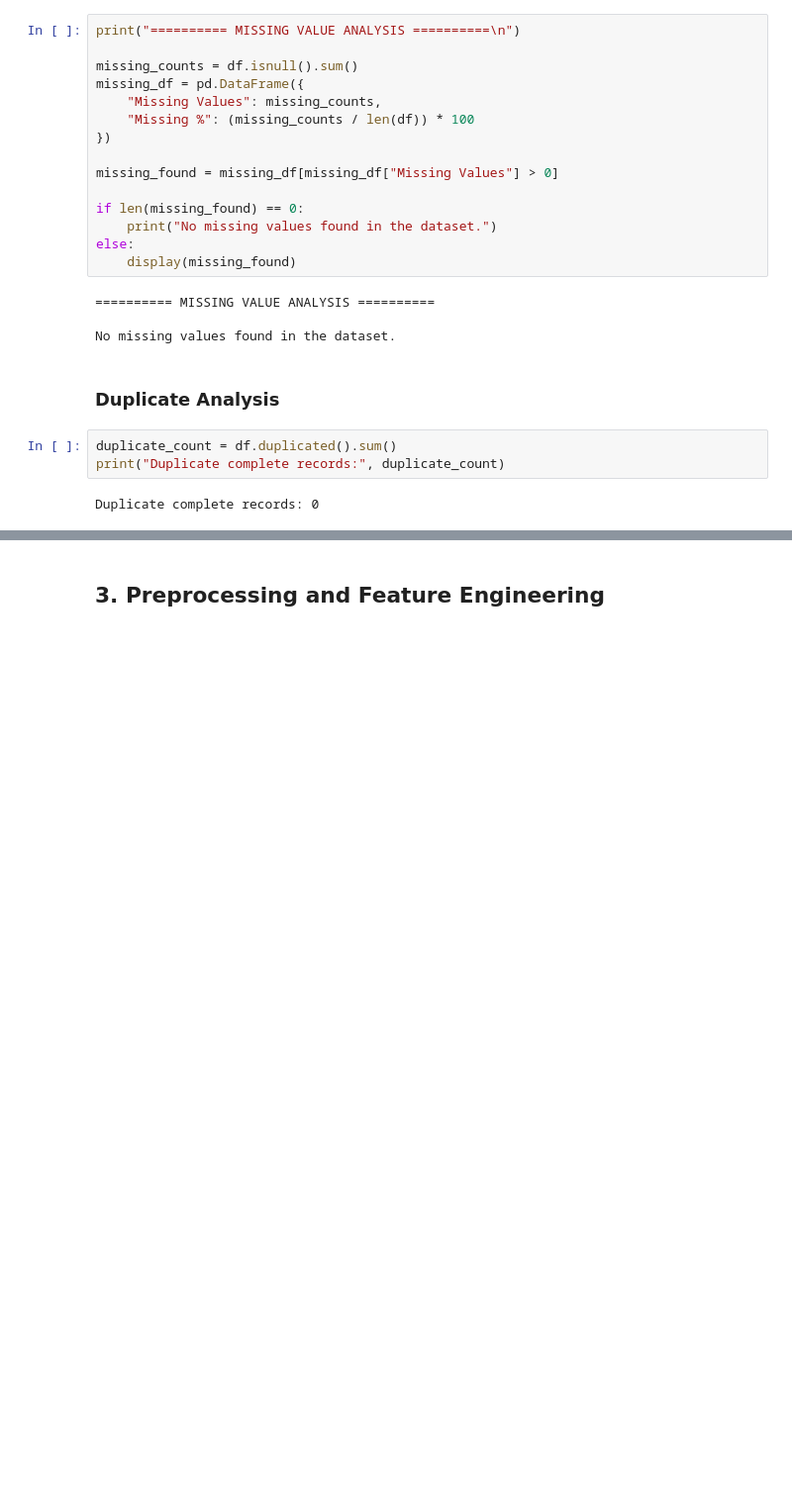
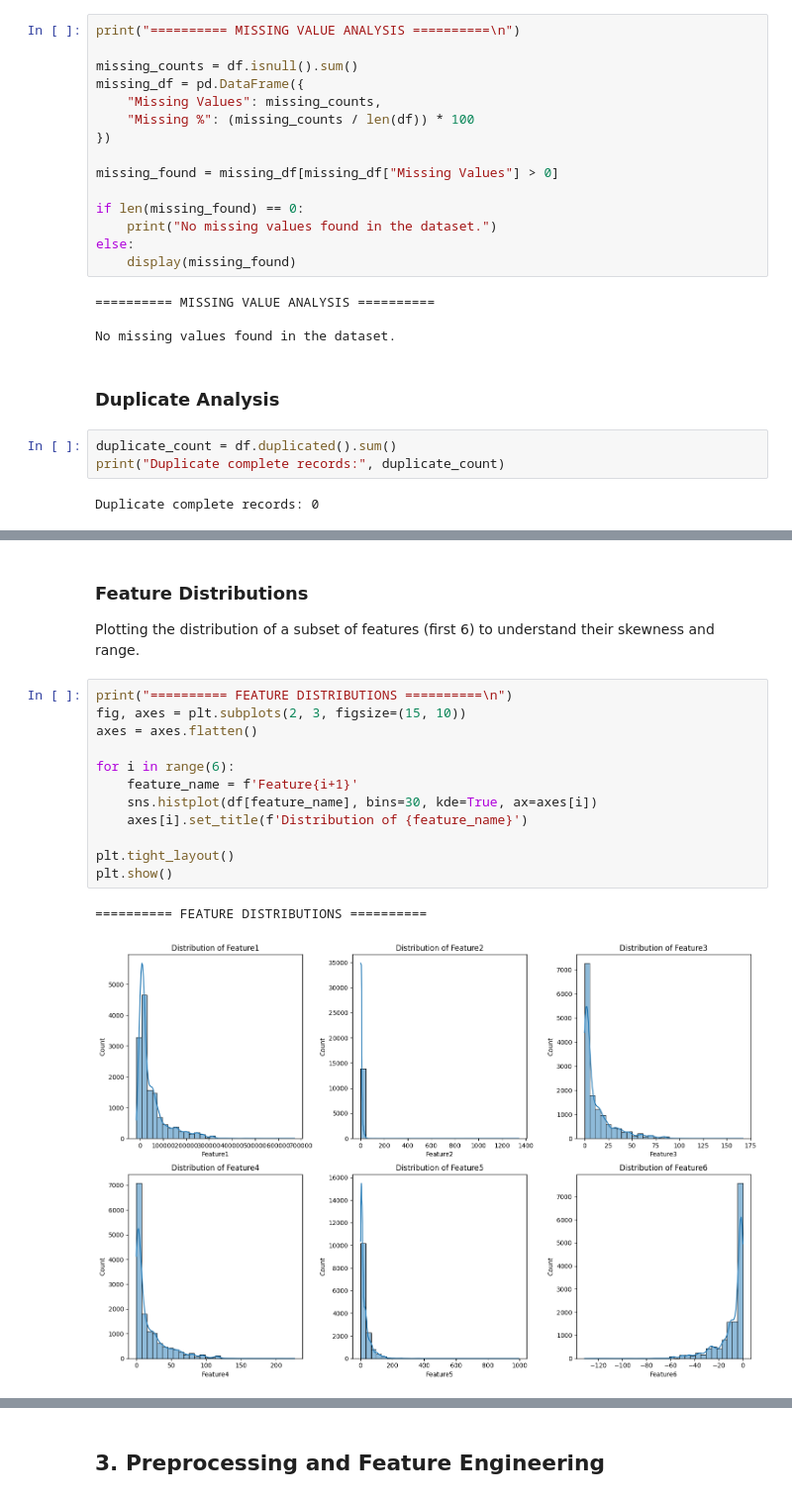
Before and after one commit to Viswesh-G/AutoML-_-Project, a Jupyter notebook: gas_sensor_ml_capstone/notebooks/regression.ipynb, the cells around one changed output, grey strips where cells are left out. Shown at 99% size. Drawn from its saved outputs; the diff is of its cells as text; blank space fills up the shorter version.

```diff
--- a/gas_sensor_ml_capstone/notebooks/regression.ipynb
+++ b/gas_sensor_ml_capstone/notebooks/regression.ipynb
@@ -177,0 +247,18 @@ Duplicate complete records: 0
+# %% [markdown]
+### Feature Distributions
+Plotting the distribution of a subset of features (first 6) to understand their skewness and range.
+# %%
+print("========== FEATURE DISTRIBUTIONS ==========\n")
+fig, axes = plt.subplots(2, 3, figsize=(15, 10))
+axes = axes.flatten()
+
+for i in range(6):
+    feature_name = f'Feature{i+1}'
+    sns.histplot(df[feature_name], bins=30, kde=True, ax=axes[i])
+    axes[i].set_title(f'Distribution of {feature_name}')
+
+plt.tight_layout()
+plt.show()
+# %% [output]
+========== FEATURE DISTRIBUTIONS ==========
+[figure, added]
```
Also changed, not shown: parts of 14 cells of this notebook, 1 other file.
